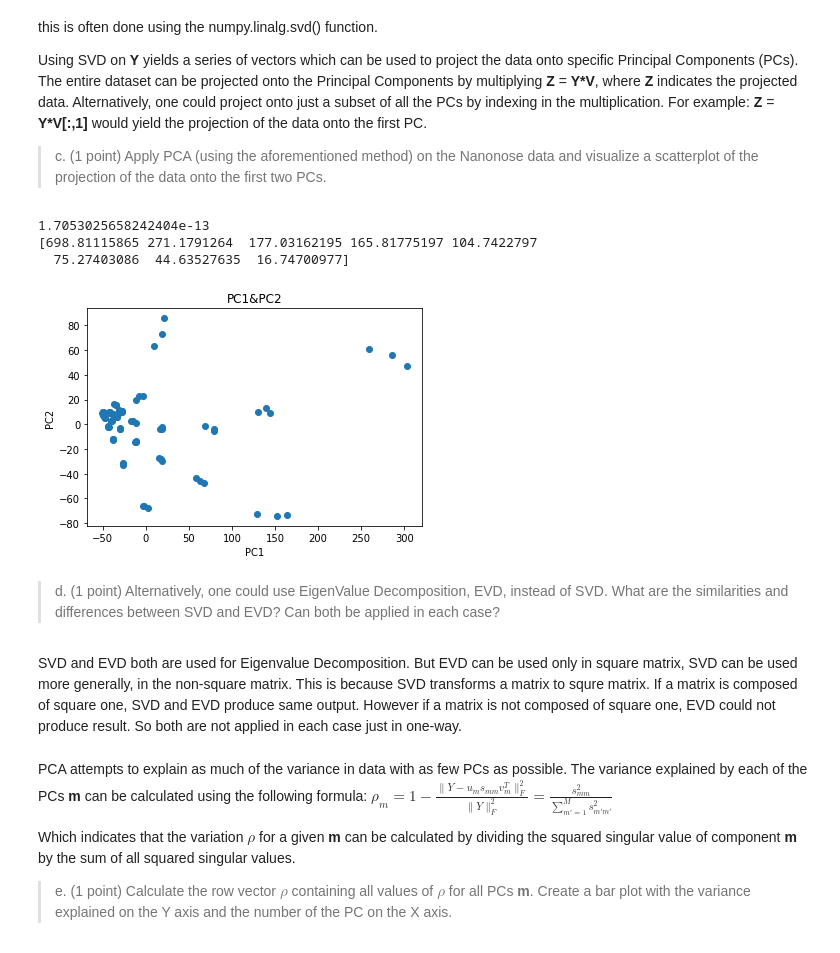
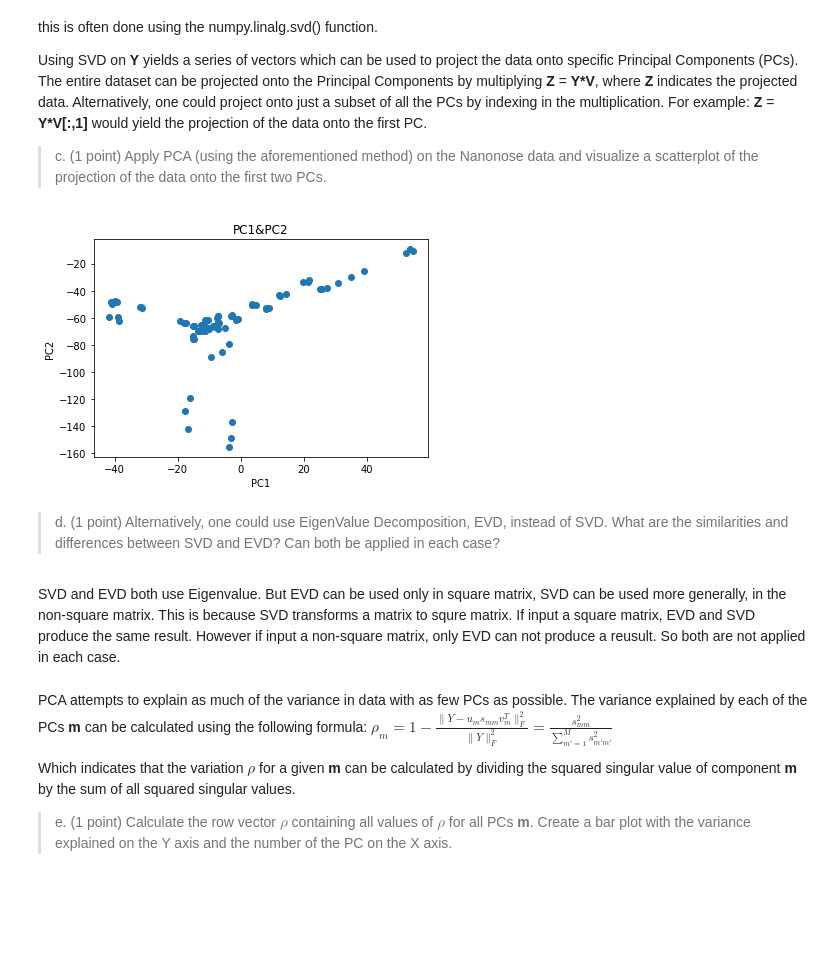
Before and after one commit to obp3ter/Data-Mining, a Jupyter notebook: Assignment_1.ipynb, the cells around one changed output. Saved outputs shown, nothing was run; the diff lists cells and outputs as text; code cells hidden in the pictures; blank space fills up the shorter version.

```diff
--- a/Assignment_1.ipynb
+++ b/Assignment_1.ipynb
@@ -355,30 +358,24 @@ Using SVD on **Y** yields a series of vectors which can be used to project the d
 > c. (1 point)  Apply PCA (using the aforementioned method) on the Nanonose data and visualize a scatterplot of the projection of the data onto the first two PCs.
 # %%
 u=np.mean(sMatrix, axis=0)
-u.shape = 1,8
-Y=sMatrix-np.ones((90,1)).dot(u)
 
-print(Y[:,0].sum())
-u, s, vh = np.linalg.svd(Y)
-v=np.transpose(vh)
-Z0=Y.dot(v[:,0])
-Z1=Y.dot(v[:,1])
+Y=sMatrix-np.ones(8).dot(u)
+u, s, v = np.linalg.svd(Y)
+Z0=Y.dot(v[:,1])
+Z1=Y.dot(v[:,2])
 %matplotlib inline
 plt.scatter(Z0,Z1)
 plt.title("PC1&PC2")
 plt.xlabel("PC1")
 plt.ylabel("PC2")
 plt.show()
 # %% [output]
-1.7053025658242404e-13
-[698.81115865 271.1791264  177.03162195 165.81775197 104.7422797
-  75.27403086  44.63527635  16.74700977]
-[figure, old version]
+[figure, new version]
 # %% [markdown]
 > d. (1 point) Alternatively, one could use EigenValue Decomposition, EVD, instead of SVD. What are the similarities and differences between SVD and EVD? Can both be applied in each case?
 # %% [markdown]
-SVD and EVD both are used for Eigenvalue Decomposition. But EVD can be used only in square matrix, SVD can be used more generally, in the non-square matrix. This is because SVD transforms a matrix to squre matrix. If a matrix is composed of square one, SVD and EVD produce same output. However if a matrix is not composed of square one, EVD could not produce result.
-So both are not applied in each case just in one-way.
+SVD and EVD both use Eigenvalue. But EVD can be used only in square matrix, SVD can be used more generally, in the non-square matrix. This is because SVD transforms a matrix to squre matrix. If input a square matrix, EVD and SVD produce the same result. However if input a non-square matrix, only EVD can not produce a reusult.
+So both are not applied in each case.
 # %% [markdown]
 PCA attempts to explain as much of the variance in data with as few PCs as possible. The variance explained by each of the PCs **m** can be calculated using the following formula:
 $\rho_m = 1 - \frac{\|{Y} - {u}_m s_{mm} {v}_m^T\|^2_F}{\|{Y}\|^2_F} = \frac{s_{mm}^2}{\displaystyle \sum_{m'=1}^M s^2_{m'm'}}$
```
Also changed, not shown: parts of 9 cells of this notebook.
